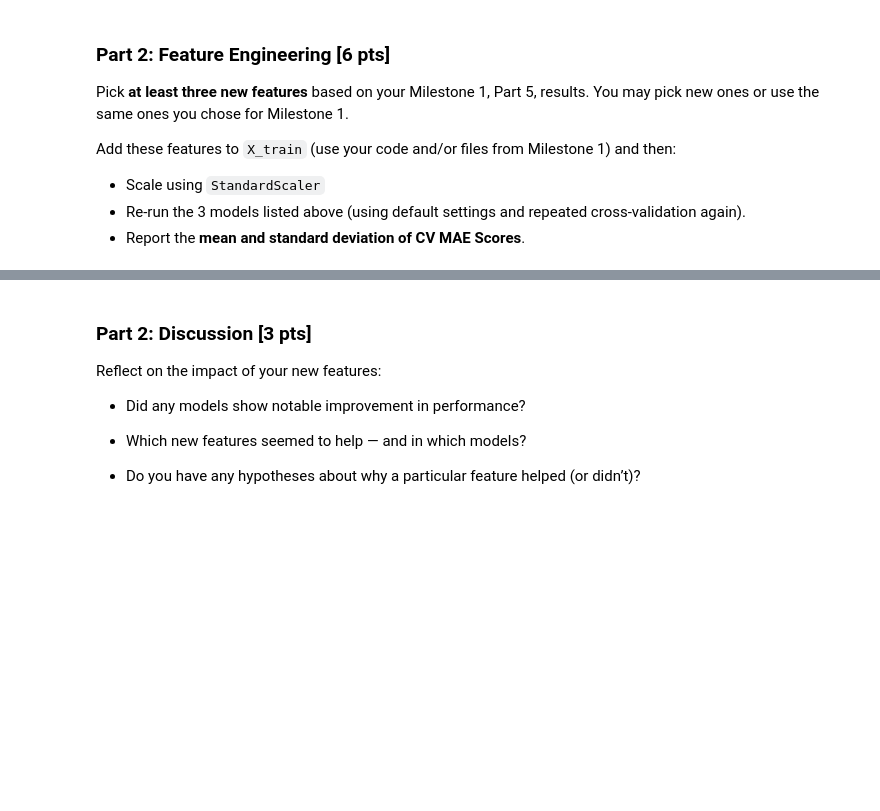
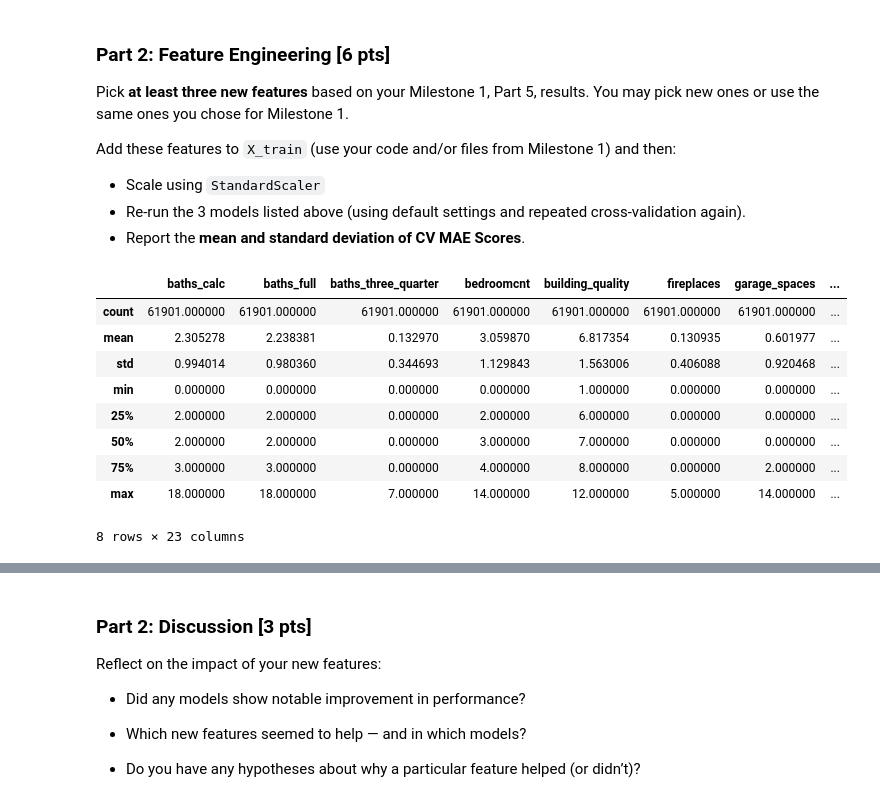
Before and after one commit to kumargaurav-bu-edu/bu_shared_projects, a Jupyter notebook: milestone_2/Milestone_02.ipynb, the cells around one changed output, grey strips where cells are left out. Cells and saved outputs as stored; diff of their text form; code cells hidden in the pictures; blank space fills up the shorter version.

```diff
--- a/milestone_2/Milestone_02.ipynb
+++ b/milestone_2/Milestone_02.ipynb
@@ -137,24 +137,14 @@ df.describe()
-# %%
-## we can take the log before train test split as it does not depend on values from the dataset.
-
-df['sqft_log'] = np.log(df['sqft'])
-
-df['tax_value_log'] = np.log(df['tax_value'])
-
-df['lot_size_log'] = np.log(df['lot_size'])
-
-df = df.drop(columns = ['sqft','tax_value','lot_size'])
-
-
-
-## drop id_city and zip code unless we want to one hot them
-
-df = df.drop(columns = ['id_city','zip_code'])
+# %%
+
+
+## drop id_city and zip code unless we want to one hot them
+
+df_first_models = df.drop(columns = ['id_city','zip_code'])
 # %%
 # 4. Create train/test split:
 
-X = df.drop(columns=['tax_value_log'])
-y = df['tax_value_log']
+X = df_first_models.drop(columns=['tax_value'])
+y = df_first_models['tax_value']
 
 X_train, X_test, y_train, y_test = train_test_split(X,
                                                     y,
@@ -315,0 +308,15 @@ Add these features to `X_train` (use your code and/or files from Milestone 1) an
+# %%
+X_train = X_train.drop(columns=['sqft_log','tax_value_log','lot_size_log'])
+# %%
+X_train.describe()
+# %% [output]
+|  | baths_calc | baths_full | baths_three_quarter | bedroomcnt | building_quality | fireplaces | garage_spaces | ... |
+| count | 61901.000000 | 61901.000000 | 61901.000000 | 61901.000000 | 61901.000000 | 61901.000000 | 61901.000000 | ... |
+| mean | 2.305278 | 2.238381 | 0.132970 | 3.059870 | 6.817354 | 0.130935 | 0.601977 | ... |
+| std | 0.994014 | 0.980360 | 0.344693 | 1.129843 | 1.563006 | 0.406088 | 0.920468 | ... |
+| min | 0.000000 | 0.000000 | 0.000000 | 0.000000 | 1.000000 | 0.000000 | 0.000000 | ... |
+| 25% | 2.000000 | 2.000000 | 0.000000 | 2.000000 | 6.000000 | 0.000000 | 0.000000 | ... |
+| 50% | 2.000000 | 2.000000 | 0.000000 | 3.000000 | 7.000000 | 0.000000 | 0.000000 | ... |
+| 75% | 3.000000 | 3.000000 | 0.000000 | 4.000000 | 8.000000 | 0.000000 | 2.000000 | ... |
+| max | 18.000000 | 18.000000 | 7.000000 | 14.000000 | 12.000000 | 5.000000 | 14.000000 | ... |
+8 rows × 23 columns
```
Also changed, not shown: parts of 6 cells of this notebook.
